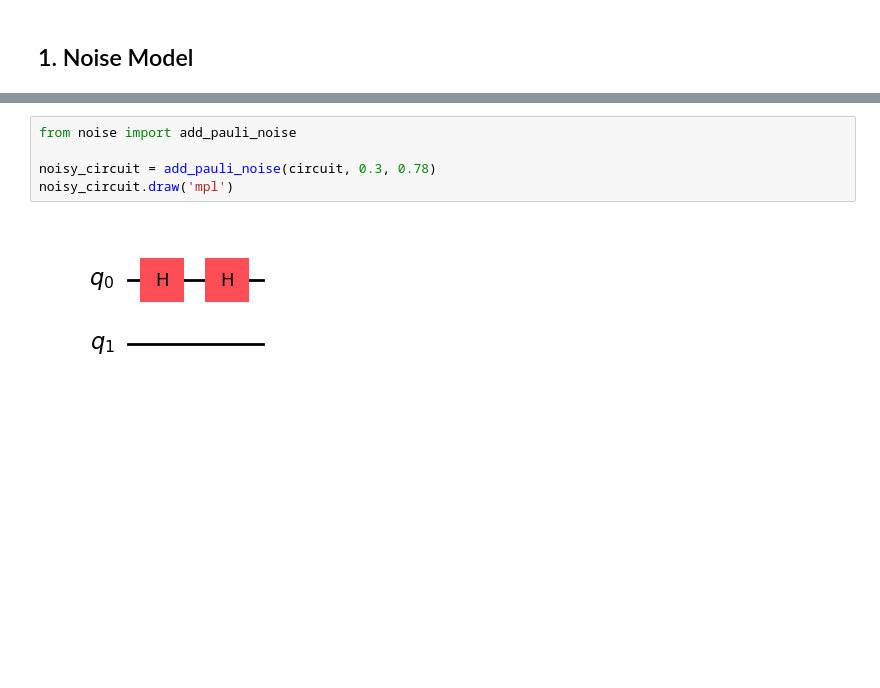
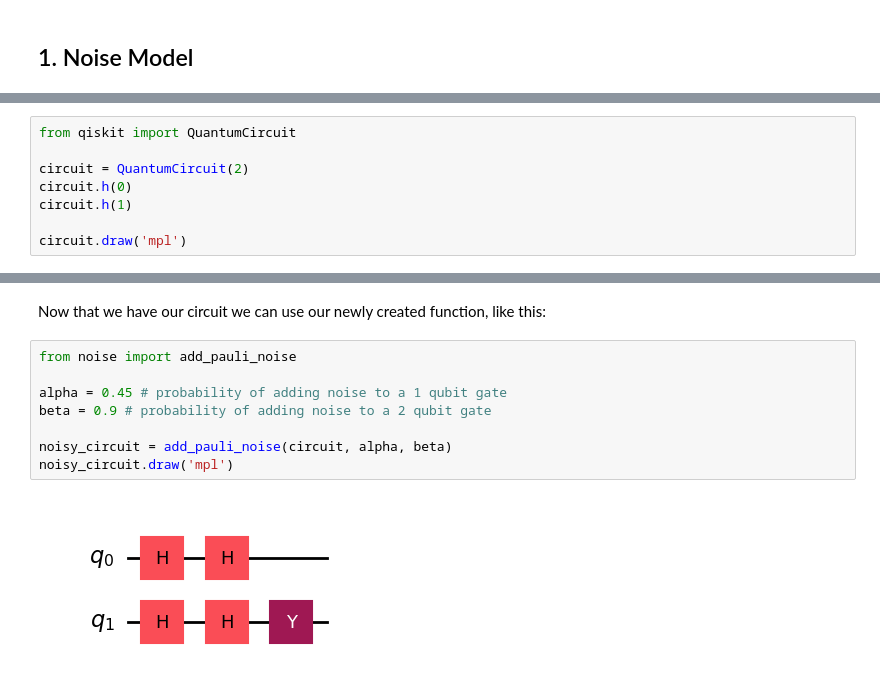
Before and after one commit to joanca/qosf-noise, a Jupyter notebook: noise.ipynb, the cells around one changed output, grey strips where cells are left out. Drawn from its saved outputs; the diff is of its cells as text; blank space fills up the shorter version.

Commit message:
adding more detailed information into noise notebook

```diff
--- a/noise.ipynb
+++ b/noise.ipynb
@@ -23,0 +36,8 @@ circuit.h(0)
+# %%
+from qiskit import QuantumCircuit
+
+circuit = QuantumCircuit(2)
+circuit.h(0)
+circuit.h(1)
+
+circuit.draw('mpl')
@@ -24,7 +46,12 @@ circuit.h(0)
+# %% [markdown]
+Now that we have our circuit we can use our newly created function, like this:
 # %%
 from noise import add_pauli_noise
 
-noisy_circuit = add_pauli_noise(circuit, 0.3, 0.78)
+alpha = 0.45 # probability of adding noise to a 1 qubit gate
+beta = 0.9 # probability of adding noise to a 2 qubit gate
+
+noisy_circuit = add_pauli_noise(circuit, alpha, beta)
 noisy_circuit.draw('mpl')
 # %% [output]
-[figure, old version]
+[figure, new version]
```
Also changed, not shown: parts of 26 cells of this notebook, 2 other files.
